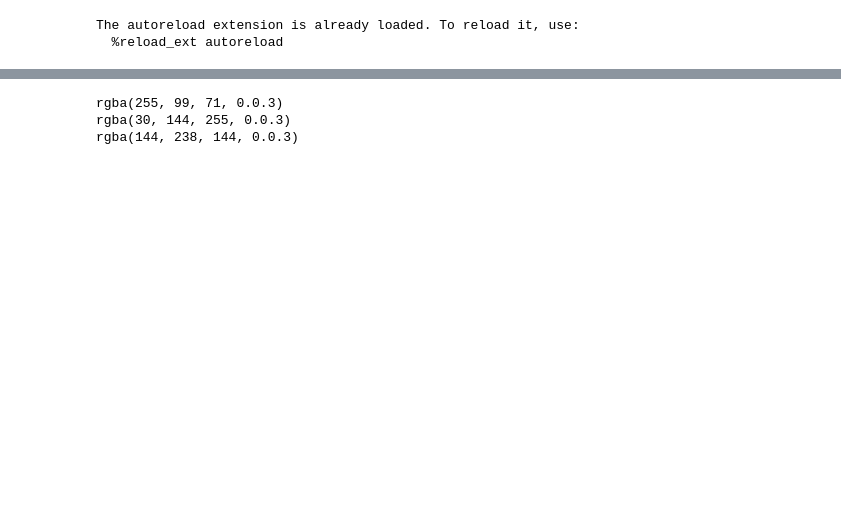
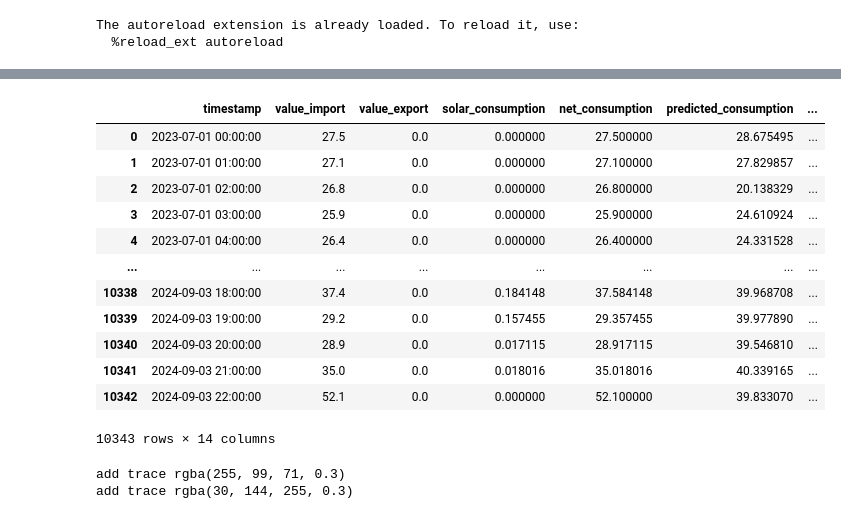
Before and after one commit to MatsNissen-Lie/SolarEnergyImpact, a Jupyter notebook: src/analysis.ipynb, the cells around one changed output, grey strips where cells are left out. Saved outputs shown, nothing was run; the diff lists cells and outputs as text; code cells hidden in the pictures; blank space fills up the shorter version.

```diff
--- a/src/analysis.ipynb
+++ b/src/analysis.ipynb
@@ -4,13 +4,9 @@
 The autoreload extension is already loaded. To reload it, use:
   %reload_ext autoreload
 # %%
-from ipywidgets import interact, IntSlider
-from matplotlib.widgets import RangeSlider
-from pathlib import Path
 import pandas as pd
-import matplotlib.pyplot as plt
 
-pd.set_option('display.max_rows', 200)
+pd.set_option('display.max_rows', 300)
 pd.set_option('display.max_columns', None)
 # %%
 %autoreload
@@ -26,15 +37,33 @@ columns: ['timestamp', 'value_import', 'property_id', 'building', 'area', 'value
+# %%
+main_df
+# %% [output]
+|  | timestamp | value_import | value_export | solar_consumption | net_consumption | predicted_consumption | ... |
+| 0 | 2023-07-01 00:00:00 | 27.5 | 0.0 | 0.000000 | 27.500000 | 28.675495 | ... |
+| 1 | 2023-07-01 01:00:00 | 27.1 | 0.0 | 0.000000 | 27.100000 | 27.829857 | ... |
+| 2 | 2023-07-01 02:00:00 | 26.8 | 0.0 | 0.000000 | 26.800000 | 20.138329 | ... |
+| 3 | 2023-07-01 03:00:00 | 25.9 | 0.0 | 0.000000 | 25.900000 | 24.610924 | ... |
+| 4 | 2023-07-01 04:00:00 | 26.4 | 0.0 | 0.000000 | 26.400000 | 24.331528 | ... |
+| ... | ... | ... | ... | ... | ... | ... | ... |
+| 10338 | 2024-09-03 18:00:00 | 37.4 | 0.0 | 0.184148 | 37.584148 | 39.968708 | ... |
+| 10339 | 2024-09-03 19:00:00 | 29.2 | 0.0 | 0.157455 | 29.357455 | 39.977890 | ... |
+| 10340 | 2024-09-03 20:00:00 | 28.9 | 0.0 | 0.017115 | 28.917115 | 39.546810 | ... |
+| 10341 | 2024-09-03 21:00:00 | 35.0 | 0.0 | 0.018016 | 35.018016 | 40.339165 | ... |
+| 10342 | 2024-09-03 22:00:00 | 52.1 | 0.0 | 0.000000 | 52.100000 | 39.833070 | ... |
+10343 rows × 14 columns
 # %%
+
 plot_cols =[
-    ColumnParam("value_import", "Energy Import"),
-    ColumnParam("value_export", "Energy Export"),
-    ColumnParam("solar_consumption", "Solar Consumption"),
+    # ColumnParam("value_import", "Energy Import"),
+    ColumnParam("net_consumption", "Net Consumption"),
+    ColumnParam("predicted_consumption", "Predicted Consumption"),
 ]
-plot_energy_usage(main_df, plot_cols,
-                  titel="Energy Usage",
+daily_main = pipe.get_daily_consumption(BuilingIdsEnum.MAIN)
+daily_main
+plot_energy_usage(daily_main, plot_cols,
+                  titel="Energy Usage actual vs predicted",
                   yaxis_title="Energy [kWh]",
                   tozeroy=True,
                   )
 # %% [output]
-rgba(255, 99, 71, 0.0.3)
-rgba(30, 144, 255, 0.0.3)
-rgba(144, 238, 144, 0.0.3)
+add trace rgba(255, 99, 71, 0.3)
+add trace rgba(30, 144, 255, 0.3)
```
Also changed, not shown: parts of 3 cells of this notebook, 5 other files.
